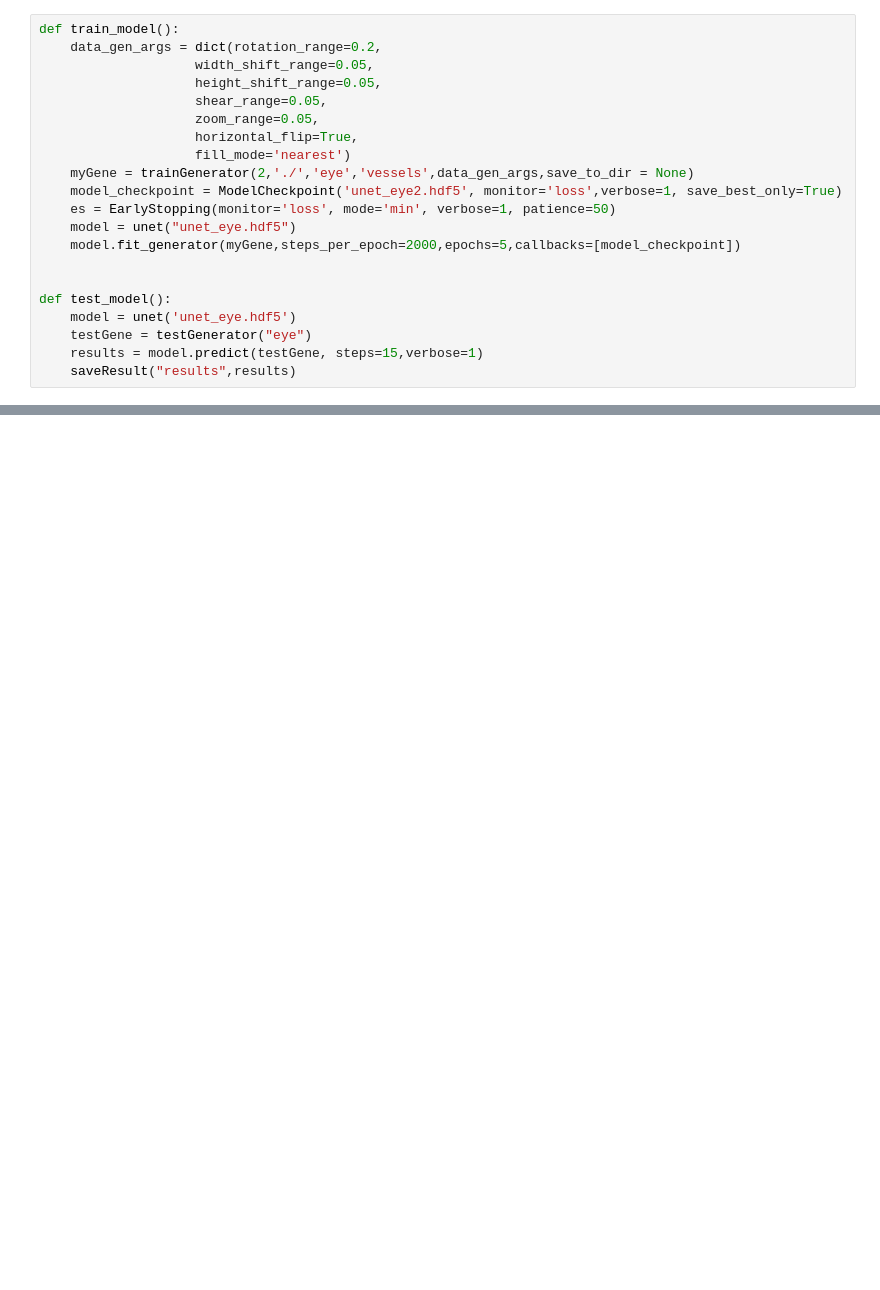
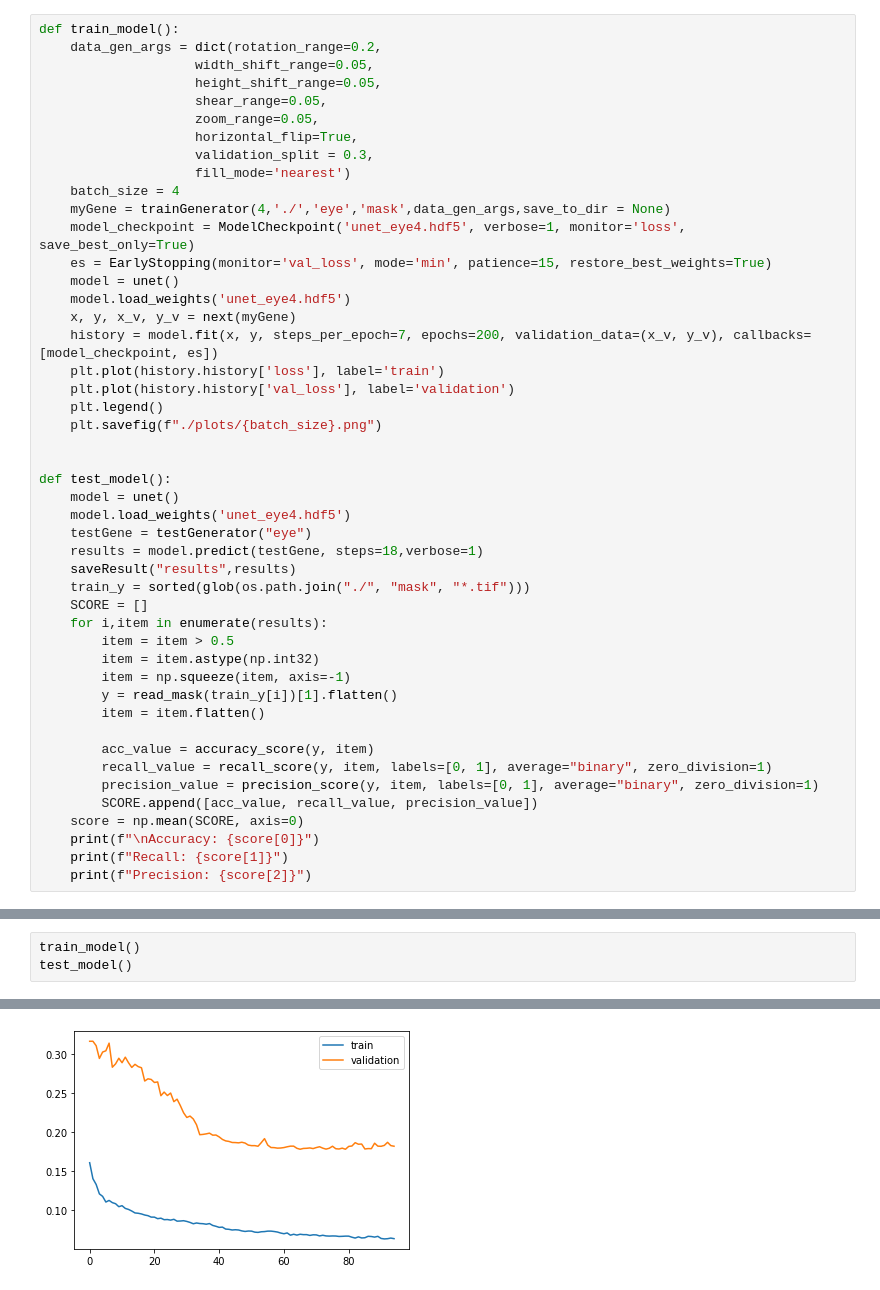
Before and after one commit to bruxic99/unet-IwM, a Jupyter notebook: test.ipynb, the cells around one changed output, grey strips where cells are left out. Cells and saved outputs as stored; diff of their text form; blank space fills up the shorter version.

```diff
--- a/test.ipynb
+++ b/test.ipynb
@@ -135,16 +162,42 @@ def train_model():
                     shear_range=0.05,
                     zoom_range=0.05,
                     horizontal_flip=True,
+                    validation_split = 0.3,
                     fill_mode='nearest')
-    myGene = trainGenerator(2,'./','eye','vessels',data_gen_args,save_to_dir = None)
-    model_checkpoint = ModelCheckpoint('unet_eye2.hdf5', monitor='loss',verbose=1, save_best_only=True)
-    es = EarlyStopping(monitor='loss', mode='min', verbose=1, patience=50)
-    model = unet("unet_eye.hdf5")
-    model.fit_generator(myGene,steps_per_epoch=2000,epochs=5,callbacks=[model_checkpoint])
+    batch_size = 4
+    myGene = trainGenerator(4,'./','eye','mask',data_gen_args,save_to_dir = None)
+    model_checkpoint = ModelCheckpoint('unet_eye4.hdf5', verbose=1, monitor='loss', save_best_only=True)
+    es = EarlyStopping(monitor='val_loss', mode='min', patience=15, restore_best_weights=True)
+    model = unet()
+    model.load_weights('unet_eye4.hdf5')
+    x, y, x_v, y_v = next(myGene)
+    history = model.fit(x, y, steps_per_epoch=7, epochs=200, validation_data=(x_v, y_v), callbacks=[model_checkpoint, es])
+    plt.plot(history.history['loss'], label='train')
+    plt.plot(history.history['val_loss'], label='validation')
+    plt.legend()
+    plt.savefig(f"./plots/{batch_size}.png")
 
 
 def test_model():
-    model = unet('unet_eye.hdf5')
+    model = unet()
+    model.load_weights('unet_eye4.hdf5')
     testGene = testGenerator("eye")
-    results = model.predict(testGene, steps=15,verbose=1)
+    results = model.predict(testGene, steps=18,verbose=1)
     saveResult("results",results)
+    train_y = sorted(glob(os.path.join("./", "mask", "*.tif")))
+    SCORE = []
+    for i,item in enumerate(results):
+        item = item > 0.5
+        item = item.astype(np.int32)
+        item = np.squeeze(item, axis=-1)
+        y = read_mask(train_y[i])[1].flatten()
+        item = item.flatten()
+
+        acc_value = accuracy_score(y, item)
+        recall_value = recall_score(y, item, labels=[0, 1], average="binary", zero_division=1)
+        precision_value = precision_score(y, item, labels=[0, 1], average="binary", zero_division=1)
+        SCORE.append([acc_value, recall_value, precision_value])
+    score = np.mean(SCORE, axis=0)
+    print(f"\nAccuracy: {score[0]}")
+    print(f"Recall: {score[1]}")
+    print(f"Precision: {score[2]}")
@@ -155,0 +204,4 @@ test_model()
+# %%
+train_model()
+test_model()
+# %% [output]
@@ -155,0 +225 @@ test_model()
+[figure, added]
```
Also changed, not shown: parts of 6 cells of this notebook, 31 other files.
